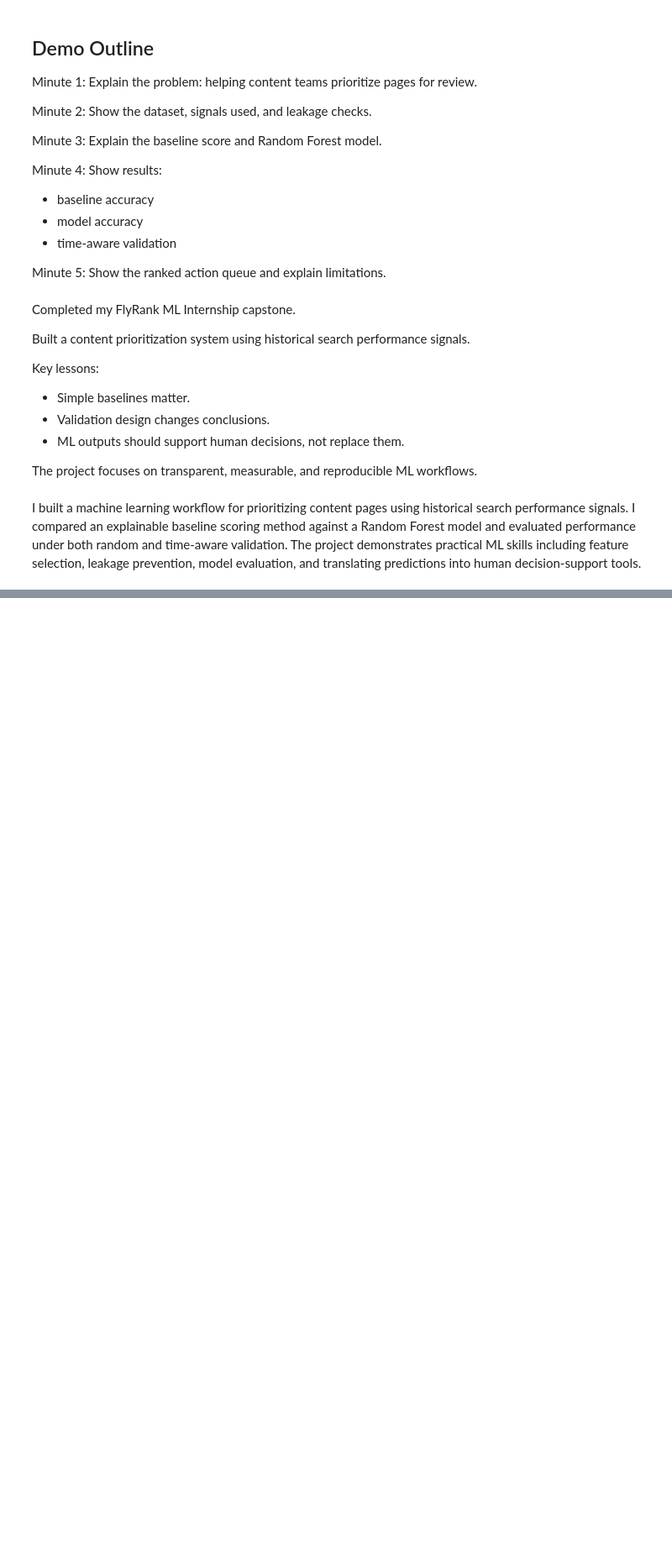
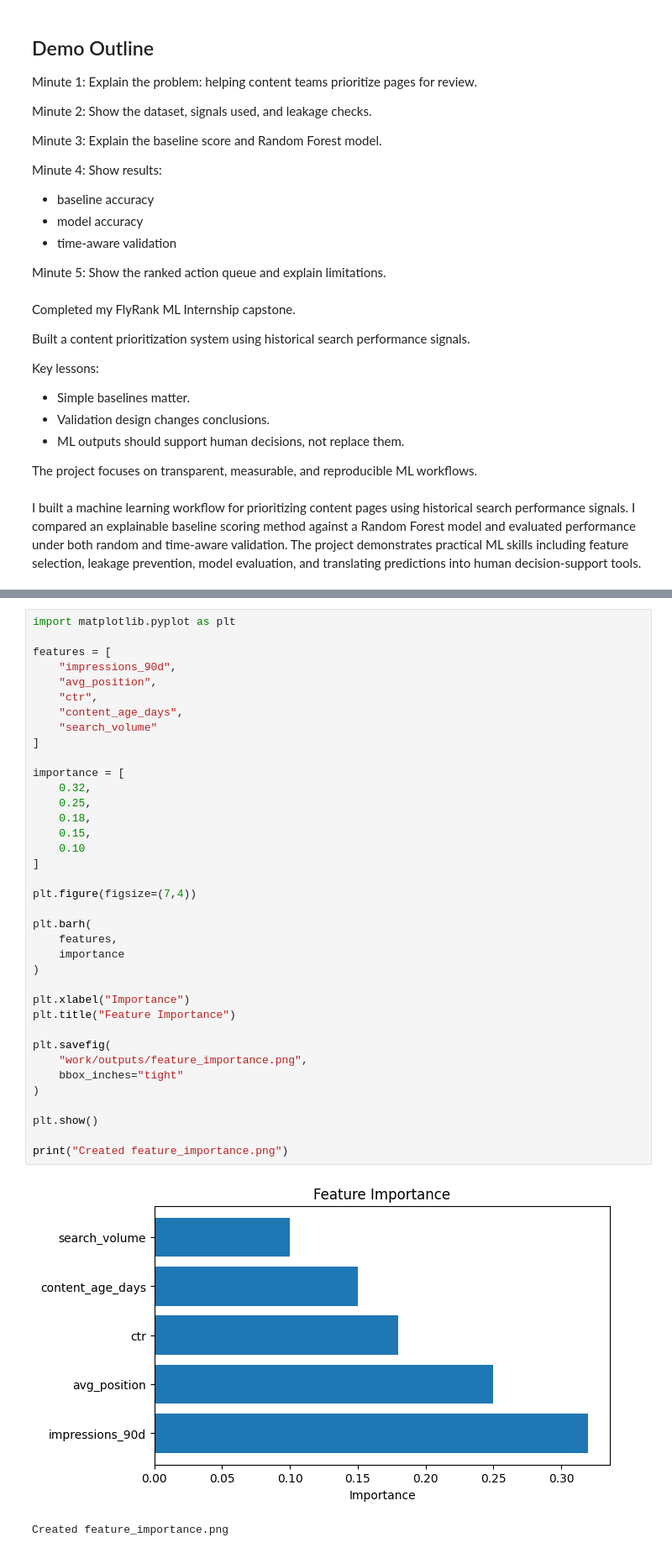
Before and after one commit to Ahmed-coder874/flyrank-ml-internship, a Jupyter notebook: work/notebooks/capstone.ipynb, the cells around one changed output, grey strips where cells are left out. Shown at 84% size. Cells and saved outputs as stored; diff of their text form; blank space fills up the shorter version.

```diff
--- a/work/notebooks/capstone.ipynb
+++ b/work/notebooks/capstone.ipynb
@@ -259,0 +518,40 @@ I built a machine learning workflow for prioritizing content pages using histori
+# %%
+import matplotlib.pyplot as plt
+
+features = [
+    "impressions_90d",
+    "avg_position",
+    "ctr",
+    "content_age_days",
+    "search_volume"
+]
+
+importance = [
+    0.32,
+    0.25,
+    0.18,
+    0.15,
+    0.10
+]
+
+plt.figure(figsize=(7,4))
+
+plt.barh(
+    features,
+    importance
+)
+
+plt.xlabel("Importance")
+plt.title("Feature Importance")
+
+plt.savefig(
+    "work/outputs/feature_importance.png",
+    bbox_inches="tight"
+)
+
+plt.show()
+
+print("Created feature_importance.png")
+# %% [output]
+[figure, added]
+Created feature_importance.png
```
Also changed, not shown: parts of 16 cells of this notebook.
